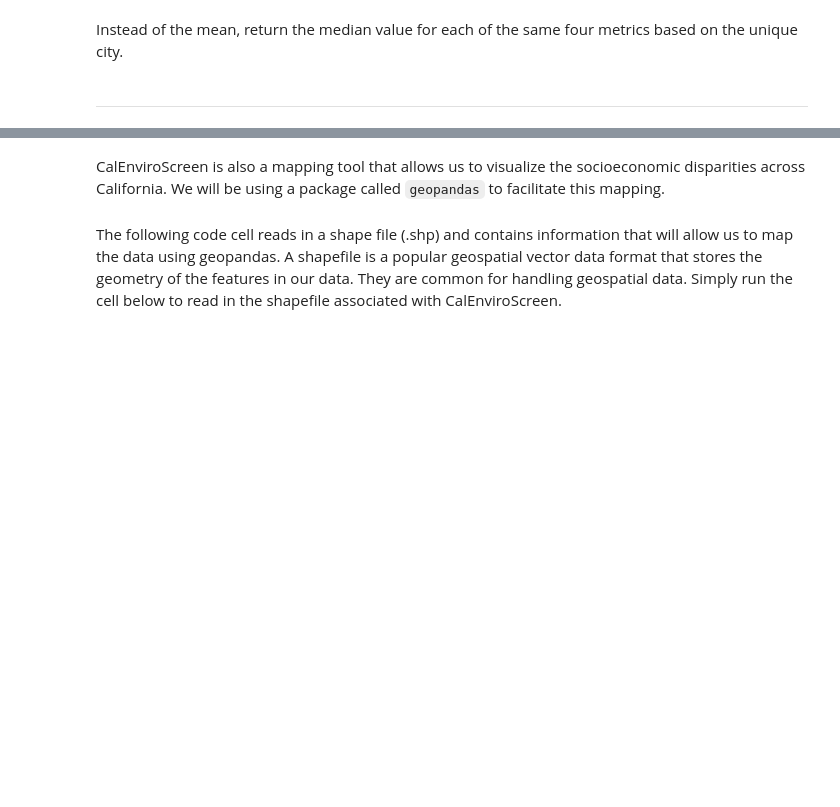
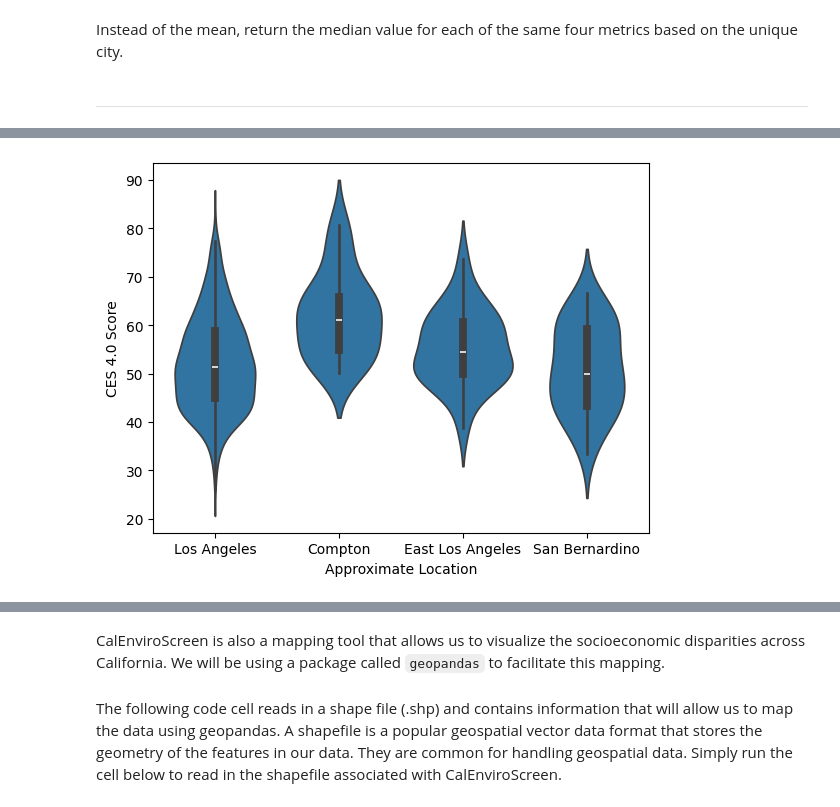
Before and after one commit to ds-modules/ECC-Sp24, a Jupyter notebook: CalEnviroScreen/CES-HWDraft.ipynb, the cells around one changed output, grey strips where cells are left out. Saved outputs shown, nothing was run; the diff lists cells and outputs as text; code cells hidden in the pictures; blank space fills up the shorter version.

```diff
--- a/CalEnviroScreen/CES-HWDraft.ipynb
+++ b/CalEnviroScreen/CES-HWDraft.ipynb
@@ -412,0 +436,10 @@ city_medians = ...
+# %%
+# Run this code cell
+
+cities = ['Los Angeles', 'San Bernardino', 'East Los Angeles', 'Compton']
+ces_cities = ces[['Approximate Location', 'CES 4.0 Score', 'PM2.5', 'Asthma', 'Pollution Burden Score', 'Low Birth Weight', 'Education','Poverty', 'Housing Burden']]
+ces_cities = ces_cities[ces_cities['Approximate Location'].isin(cities)]
+# %%
+sns.violinplot(ces_cities, x='Approximate Location', y='CES 4.0 Score');
+# %% [output]
+[figure, added]
```
Also changed, not shown: parts of 44 cells of this notebook.
